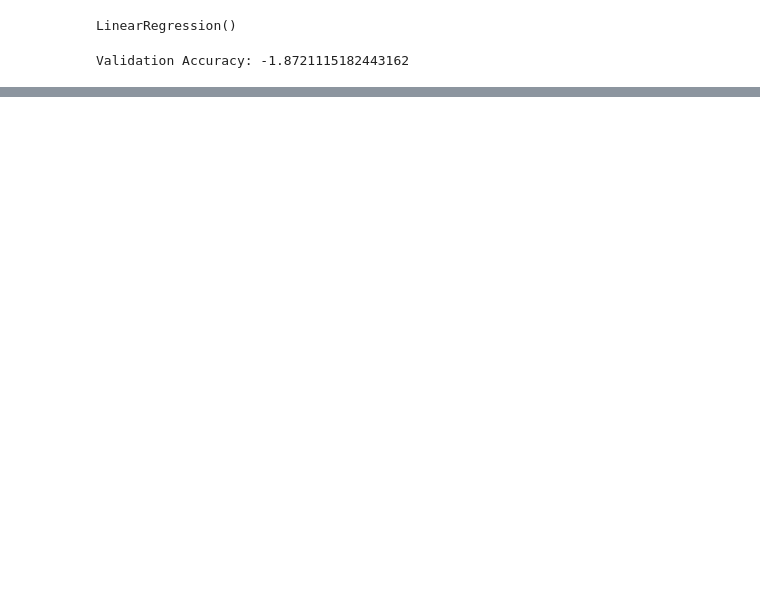
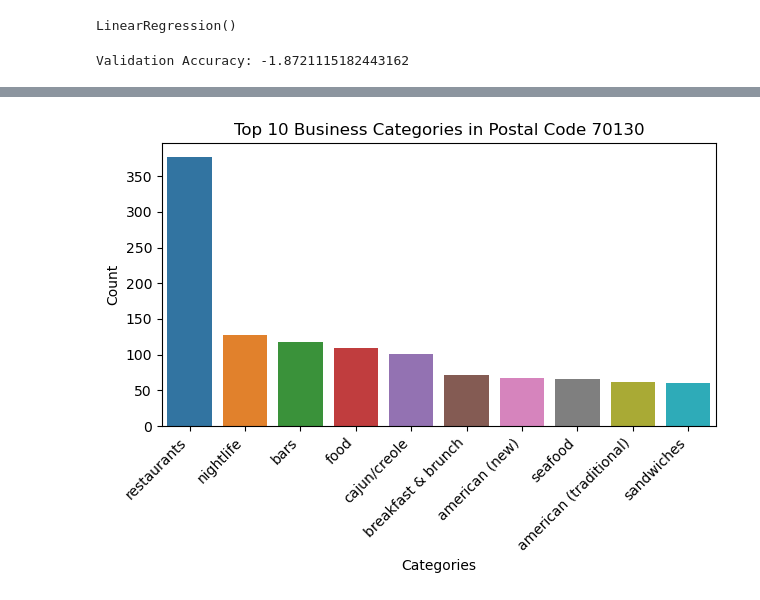
Before and after one commit to vagmi20/ds3010yelp, a Jupyter notebook: yelp_models.ipynb, the cells around one changed output, grey strips where cells are left out. Saved outputs shown, nothing was run; the diff lists cells and outputs as text; code cells hidden in the pictures; blank space fills up the shorter version.

```diff
--- a/yelp_models.ipynb
+++ b/yelp_models.ipynb
@@ -78,0 +116,24 @@ Mean Squared Error: 0.522368973985817
+# %%
+# Filter the dataset for postal code 70130
+postal_70130_df = train_df[train_df['postal_code'] == '70130']
+
+# Split the 'categories' column into individual categories
+# Convert to lowercase for consistency
+all_categories = postal_70130_df['categories'].str.split(', ').explode().str.lower()
+
+# Get the frequency count of each category
+category_counts = all_categories.value_counts()
+
+# Extract the top 10 categories
+top_10_categories = category_counts.head(10)
+
+# Create a bar plot for the top 10 categories
+sns.barplot(x=top_10_categories.index, y=top_10_categories.values)
+plt.xlabel("Categories")
+plt.ylabel("Count")
+plt.title("Top 10 Business Categories in Postal Code 70130")
+plt.xticks(rotation=45, ha='right')  # Rotate x-axis labels for readability
+plt.tight_layout()  # Adjust layout for better spacing
+plt.show()
+# %% [output]
+[figure, added]
```
Also changed, not shown: parts of 12 cells of this notebook.
